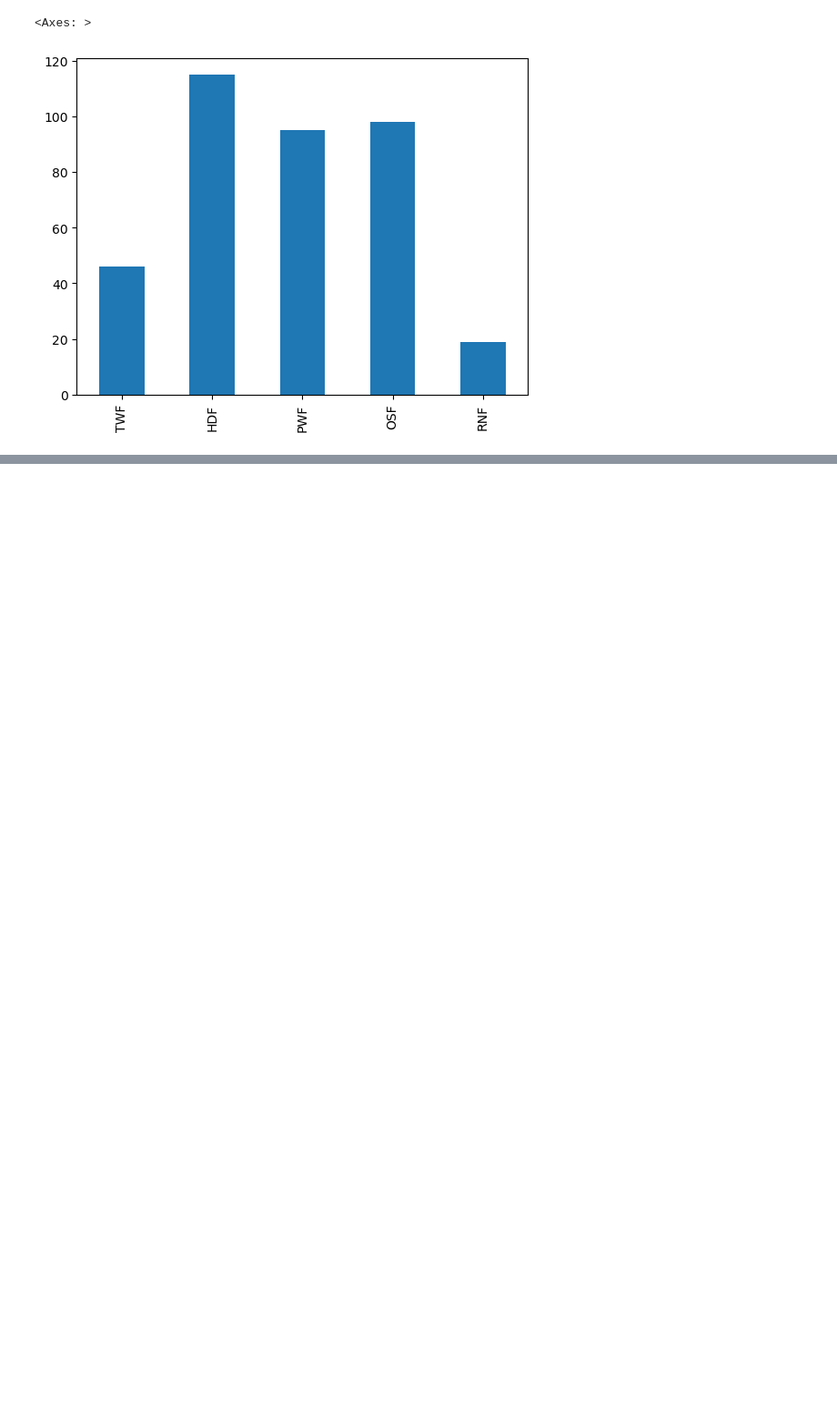
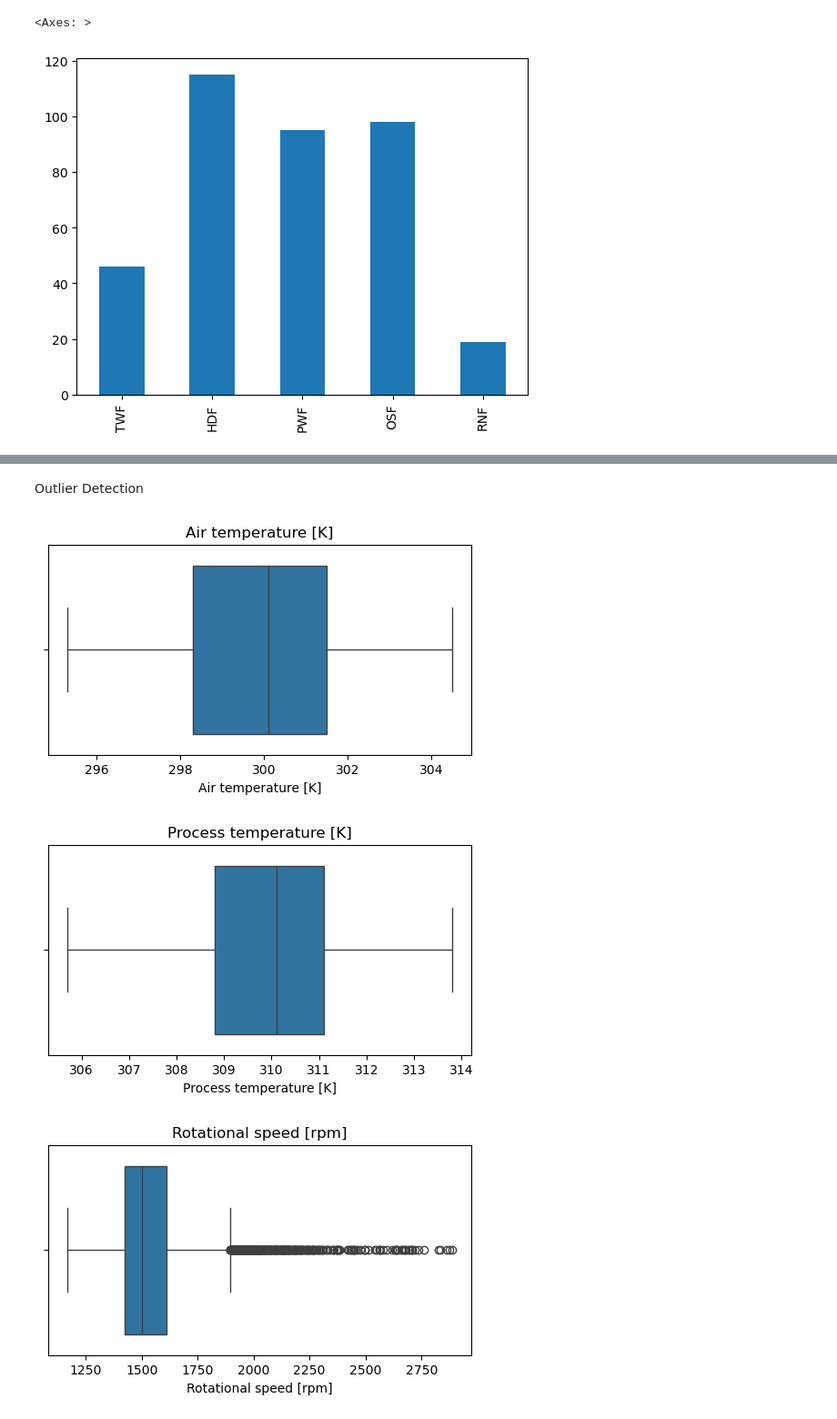
Before and after one commit to sankethkulal/Predictive_Maintainance, a Jupyter notebook: Notebooks/Notebook.ipynb, the cells around one changed output, grey strips where cells are left out. Shown at 91% size. Saved outputs shown, nothing was run; the diff lists cells and outputs as text; code cells hidden in the pictures; blank space fills up the shorter version.

```diff
--- a/Notebooks/Notebook.ipynb
+++ b/Notebooks/Notebook.ipynb
@@ -100,0 +167,24 @@ df[failure_types].sum().plot(kind='bar')
+# %% [markdown]
+Outlier Detection
+# %%
+cols = [
+    'Air temperature [K]',
+    'Process temperature [K]',
+    'Rotational speed [rpm]',
+    'Torque [Nm]',
+    'Tool wear [min]'
+]
+
+for col in cols:
+
+    plt.figure(figsize=(6,3))
+
+    sns.boxplot(x=df[col])
+
+    plt.title(col)
+
+    plt.show()
+# %% [output]
+[figure, added]
+[figure, added]
+[figure, added]
```
Also changed, not shown: parts of 16 cells of this notebook.
